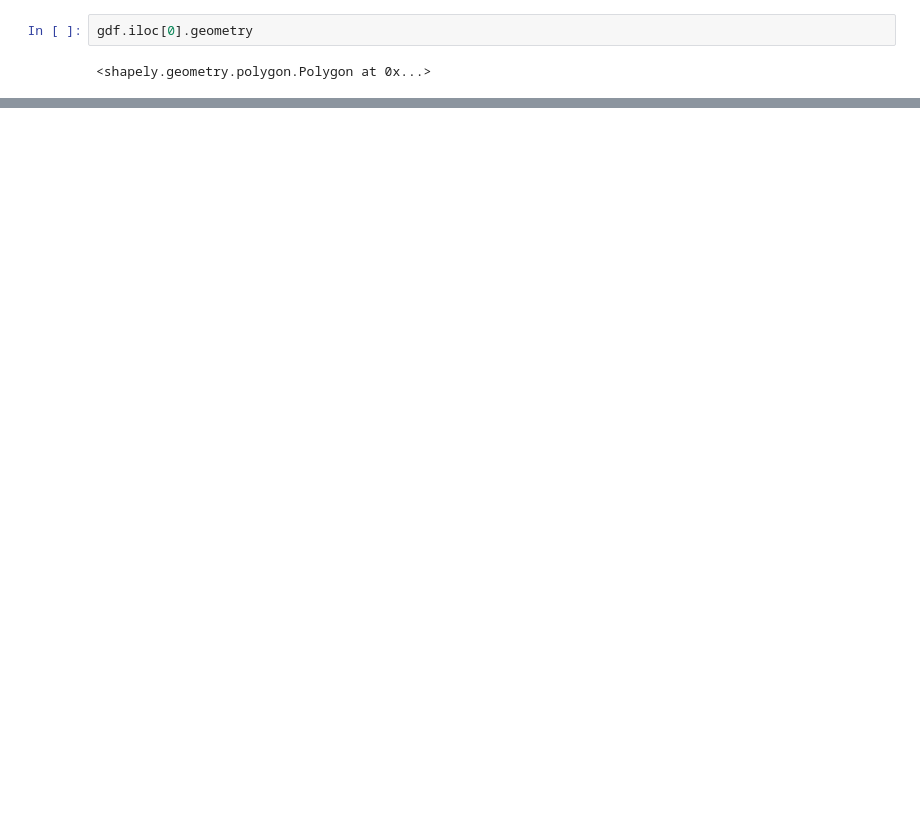
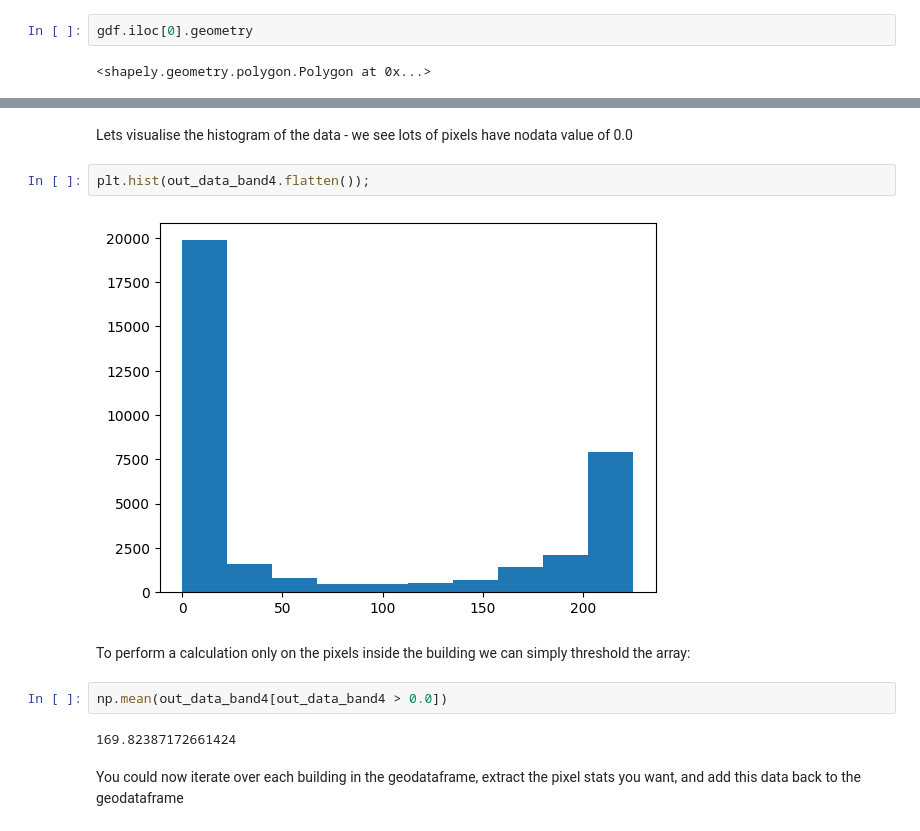
Before and after one commit to robmarkcole/quickstart-with-geotiffs, a Jupyter notebook: quickstart.ipynb, the cells around one changed output, grey strips where cells are left out. Saved outputs shown, nothing was run; the diff lists cells and outputs as text; blank space fills up the shorter version.

```diff
--- a/quickstart.ipynb
+++ b/quickstart.ipynb
@@ -118,0 +160,14 @@ gdf.iloc[0].geometry
+# %% [markdown]
+Lets visualise the histogram of the data - we see lots of pixels have nodata value of 0.0
+# %%
+plt.hist(out_data_band4.flatten());
+# %% [output]
+[figure, added]
+# %% [markdown]
+To perform a calculation only on the pixels inside the building we can simply threshold the array:
+# %%
+np.mean(out_data_band4[out_data_band4 > 0.0])
+# %% [output]
+169.82387172661424
+# %% [markdown]
+You could now iterate over each building in the geodataframe, extract the pixel stats you want, and add this data back to the geodataframe
```
Also changed, not shown: parts of 24 cells of this notebook.
